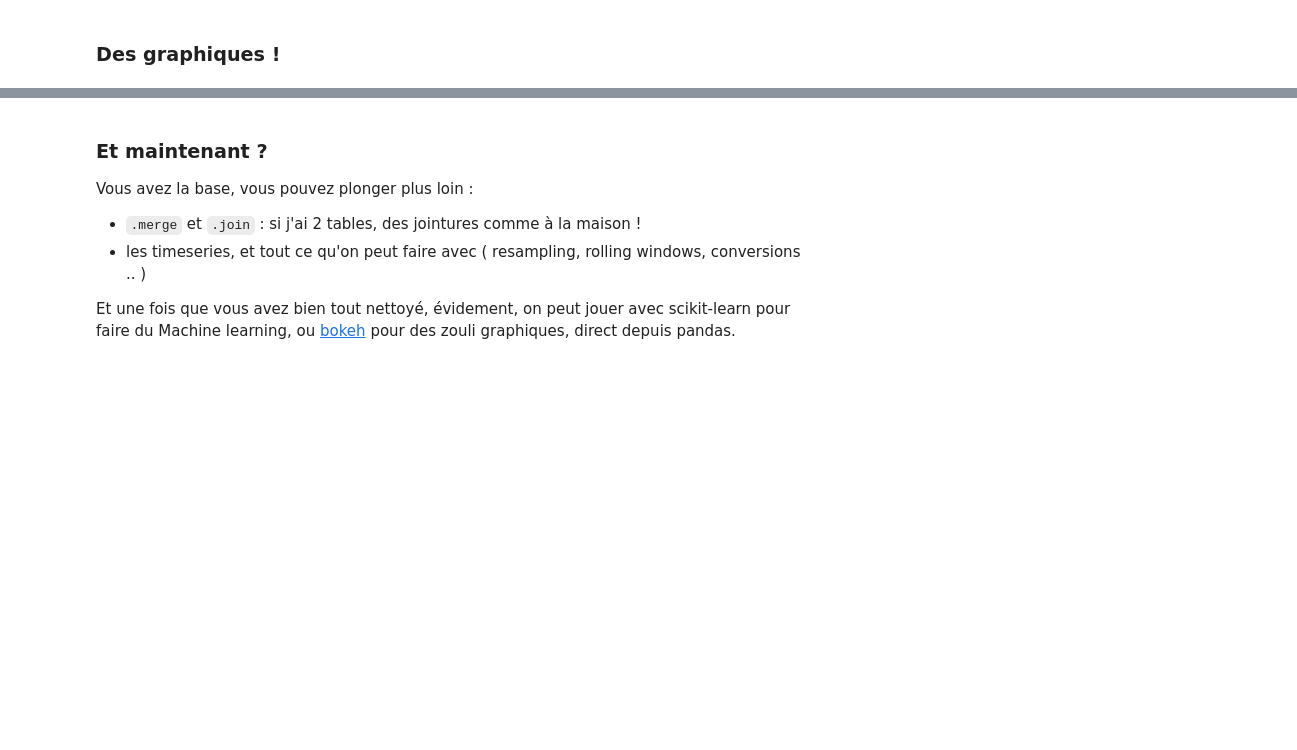
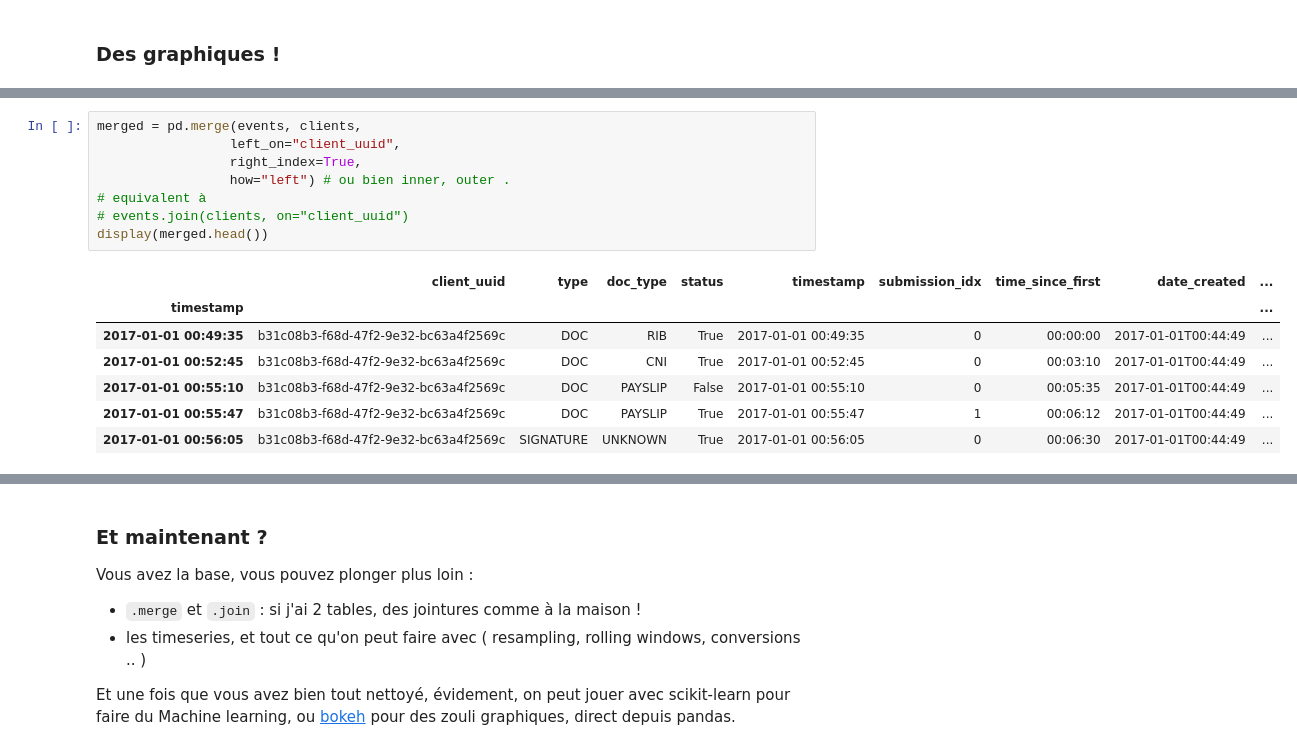
Before and after one commit to flo-dhalluin/python-pandas-talk, a Jupyter notebook: pandas-talk.ipynb, the cells around one changed output, grey strips where cells are left out. Cells and saved outputs as stored; diff of their text form; blank space fills up the shorter version.

```diff
--- a/pandas-talk.ipynb
+++ b/pandas-talk.ipynb
@@ -161,0 +331,16 @@ submission_counts.describe()
+# %%
+merged = pd.merge(events, clients,
+                 left_on="client_uuid",
+                 right_index=True,
+                 how="left") # ou bien inner, outer .
+# equivalent à
+# events.join(clients, on="client_uuid")
+display(merged.head())
+# %% [output]
+|  | client_uuid | type | doc_type | status | timestamp | submission_idx | time_since_first | date_created | ... |
+| timestamp |  |  |  |  |  |  |  |  | ... |
+| 2017-01-01 00:49:35 | b31c08b3-f68d-47f2-9e32-bc63a4f2569c | DOC | RIB | True | 2017-01-01 00:49:35 | 0 | 00:00:00 | 2017-01-01T00:44:49 | ... |
+| 2017-01-01 00:52:45 | b31c08b3-f68d-47f2-9e32-bc63a4f2569c | DOC | CNI | True | 2017-01-01 00:52:45 | 0 | 00:03:10 | 2017-01-01T00:44:49 | ... |
+| 2017-01-01 00:55:10 | b31c08b3-f68d-47f2-9e32-bc63a4f2569c | DOC | PAYSLIP | False | 2017-01-01 00:55:10 | 0 | 00:05:35 | 2017-01-01T00:44:49 | ... |
+| 2017-01-01 00:55:47 | b31c08b3-f68d-47f2-9e32-bc63a4f2569c | DOC | PAYSLIP | True | 2017-01-01 00:55:47 | 1 | 00:06:12 | 2017-01-01T00:44:49 | ... |
+| 2017-01-01 00:56:05 | b31c08b3-f68d-47f2-9e32-bc63a4f2569c | SIGNATURE | UNKNOWN | True | 2017-01-01 00:56:05 | 0 | 00:06:30 | 2017-01-01T00:44:49 | ... |
```
Also changed, not shown: parts of 22 cells of this notebook.
